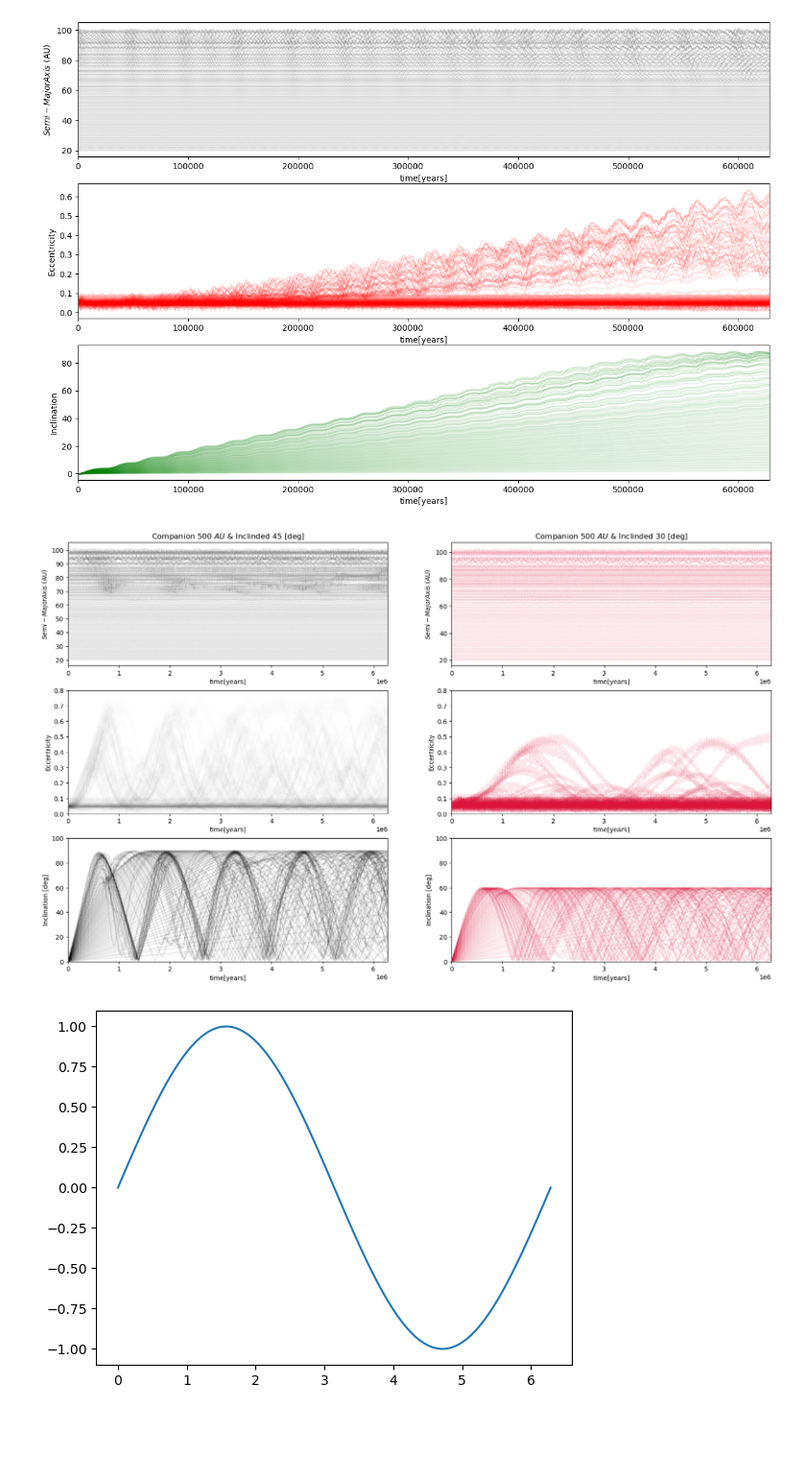
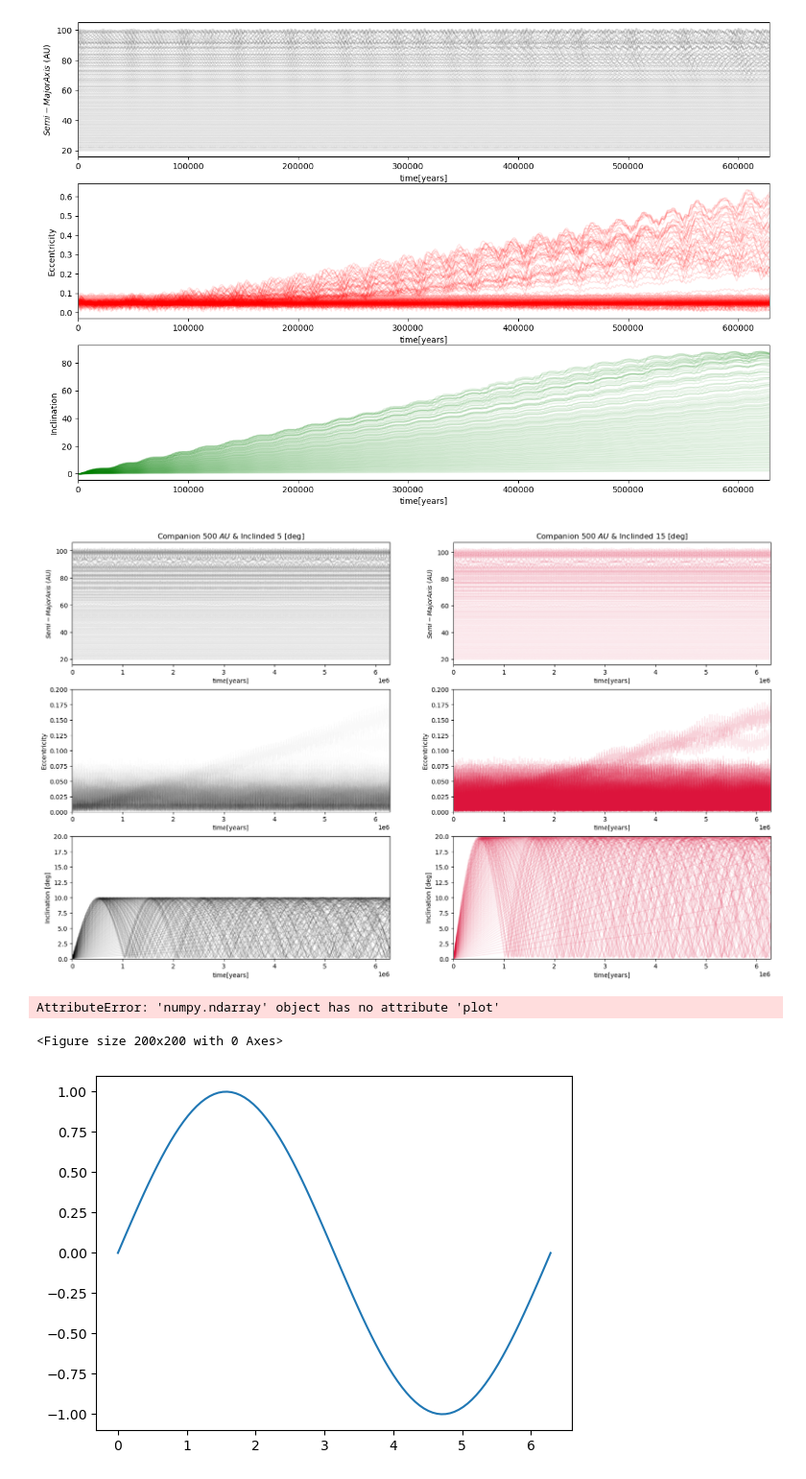
Before and after one commit to tigerchenlu98/rebound, a Jupyter notebook: ipython_examples/Jeremiah_new.ipynb, the cells around one changed output. Shown at 96% size. Cells and saved outputs as stored; diff of their text form; code cells hidden in the pictures; blank space fills up the shorter version.

Commit message:
Changed inclination of Companion

```diff
--- a/ipython_examples/Jeremiah_new.ipynb
+++ b/ipython_examples/Jeremiah_new.ipynb
@@ -130,7 +130,7 @@ import rebound
 import numpy as np
 sim=rebound.Simulation()
 sim.add(m=1.)
-sim.add(m=1, a=500, e=0.05,inc=np.radians(45))
+sim.add(m=1, a=500, e=0.05,inc=np.radians(5))
 #sim.add(m=1, a=300, e=0.05)
 sim.move_to_com()
 sim.integrator="whfast"
@@ -142,7 +142,7 @@ import matplotlib.pyplot as plt
 Testparticle= 100
 a_initial=np.linspace(20,100,Testparticle)
 for a in a_initial:
-    sim.add(primary=sim.particles[0], a=a,f=np.random.rand()*2.*np.pi,e=0.05)
+    sim.add(primary=sim.particles[0], a=a,f=np.random.rand()*2.*np.pi,e=0)
 
 sim.dt = sim.particles[2].calculate_orbit(primary=sim.particles[0]).P / 10.12345
 
@@ -178,7 +178,7 @@ import rebound
 import numpy as np
 sim=rebound.Simulation()
 sim.add(m=1.)
-sim.add(m=1, a=500, e=0.05,inc=np.radians(30))
+sim.add(m=1, a=500, e=0.05,inc=np.radians(10))
 #sim.add(m=1, a=300, e=0.05)
 sim.move_to_com()
 sim.integrator="whfast"
@@ -190,7 +190,7 @@ import matplotlib.pyplot as plt
 Testparticle= 100
 a_initial=np.linspace(20,100,Testparticle)
 for a in a_initial:
-    sim.add(primary=sim.particles[0], a=a,f=np.random.rand()*2.*np.pi,e=0.05)
+    sim.add(primary=sim.particles[0], a=a,f=np.random.rand()*2.*np.pi,e=0)
 
 sim.dt = sim.particles[2].calculate_orbit(primary=sim.particles[0]).P / 10.12345
 
@@ -253,41 +253,56 @@ for j in range(sim.N-2):
 # %%
 
 # Maybe Make a plot similar to this, need to define a1, e1, a2 etc. again
 
 fig, ax = plt.subplots(figsize=(20,12), nrows = 3, ncols = 2)
 
 
 # if i call a[:,:-1] it gives me all times (first entry) and all particles except the last one (which is the binary) (second entry of a)
 
 ax[0,0].plot(times, a1[:,:-1],alpha=.1, color='k')
 ax[1,0].plot(times, e1[:,:-1], color ='k',alpha=.01)
+#if (a1) <=100 and (a1) >= 80:
+    #any = a.all
+    #ax[1,0].plot(times, e1[:,:any], color ='b',alpha=.01)
+
 ax[2,0].plot(times, np.degrees(inc1[:,:-1]), color = 'k',alpha=.1)
 
 ax[0,1].plot(times, a2[:,:-1],alpha=.1, color='crimson')
 ax[1,1].plot(times, e2[:,:-1], color ='crimson',alpha=.1)
-ax[2,1].plot(times, np.degrees(inc2[:,:-1]), color = 'crimson',alpha=.1)
+ax[2,1].plot(times, np.degrees(inc2[:,:-2]), color = 'crimson',alpha=.1)
+
 
 ax[0,0].set(ylabel = '$Semi-Major Axis$ (AU)')
 ax[1,0].set(ylabel = 'Eccentricity')
 ax[2,0].set(ylabel = 'Inclination [deg]')
 
 ax[0,1].set(ylabel = '$Semi-Major Axis$ (AU)')
 ax[1,1].set(ylabel = 'Eccentricity')
 ax[2,1].set(ylabel = 'Inclination [deg]')
 
-ax[0,0].set_title("Companion 500 $AU$ & Inclinded 45 [deg]")
-ax[0,1].set_title("Companion 500 $AU$ & Inclinded 30 [deg]")
+ax[0,0].set_title("Companion 500 $AU$ & Inclinded 5 [deg]")
+ax[0,1].set_title("Companion 500 $AU$ & Inclinded 15 [deg]")
 
-ax[1,0].set_ylim(0,.8)
-ax[1,1].set_ylim(0,.8)
-ax[2,0].set_ylim(0,100)
-ax[2,1].set_ylim(0,100)
+ax[1,0].set_ylim(0,.2)
+ax[1,1].set_ylim(0,.2)
+ax[2,0].set_ylim(0,20)
+ax[2,1].set_ylim(0,20)
 # make sure the y-limits are the same for each column so comparison is easier
 
 for axi in ax.ravel():
     axi.set(xlabel = 'time[years]', xlim = (times[0], times[-1]))
 # %% [output]
-[figure, old version]
+[figure, new version]
+# %%
+#a1[:,:]
+
+fig = plt.figure(figsize=(2,2))
+ax.plot(times, e2[:,:-1], color ='crimson',alpha=.1)
+for axi in ax.ravel():
+    axi.set(xlabel = 'time[years]', xlim = (times[0], times[-1]))
+# %% [output]
+AttributeError: 'numpy.ndarray' object has no attribute 'plot'
+<Figure size 200x200 with 0 Axes>
 # %%
 import numpy as np
 import matplotlib.pyplot as plt
```
